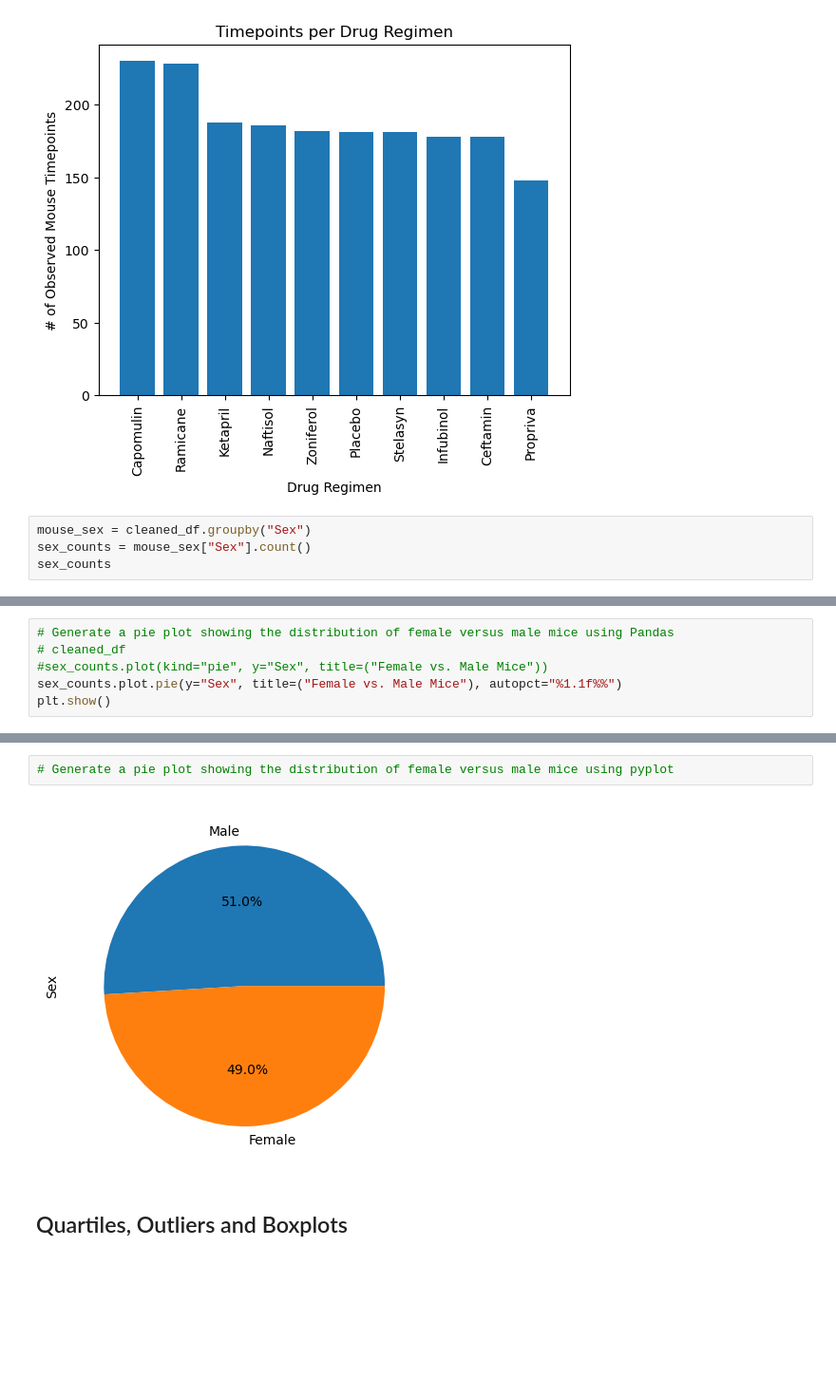
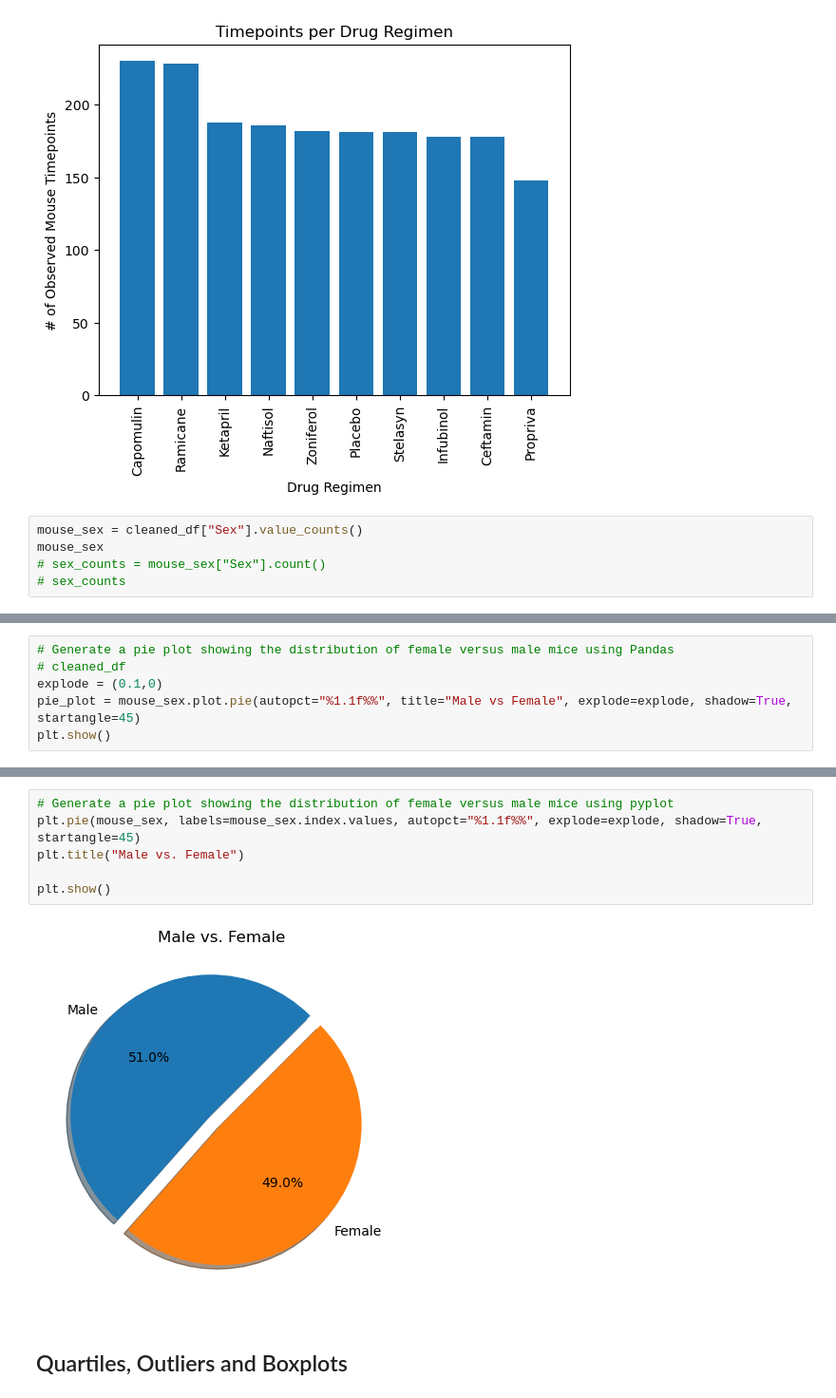
Before and after one commit to TJDavis91/Module-5-Challenge, a Jupyter notebook: pymaceuticals_challenge.ipynb, the cells around one changed output, grey strips where cells are left out. Shown: that part at 95% size. Cells and saved outputs as stored; diff of their text form; blank space fills up the shorter version.

```diff
--- a/pymaceuticals_challenge.ipynb
+++ b/pymaceuticals_challenge.ipynb
@@ -152,7 +152,8 @@ plt.show()
 # %% [output]
 [figure]
 # %%
-mouse_sex = cleaned_df.groupby("Sex")
-sex_counts = mouse_sex["Sex"].count()
-sex_counts
+mouse_sex = cleaned_df["Sex"].value_counts()
+mouse_sex
+# sex_counts = mouse_sex["Sex"].count()
+# sex_counts
 # %% [output]
@@ -163,7 +169,7 @@ Name: Sex, dtype: int64
 # %%
 # Generate a pie plot showing the distribution of female versus male mice using Pandas
 # cleaned_df
-#sex_counts.plot(kind="pie", y="Sex", title=("Female vs. Male Mice"))
-sex_counts.plot.pie(y="Sex", title=("Female vs. Male Mice"), autopct="%1.1f%%")
+explode = (0.1,0)
+pie_plot = mouse_sex.plot.pie(autopct="%1.1f%%", title="Male vs Female", explode=explode, shadow=True, startangle=45)
 plt.show()
 # %% [output]
@@ -171,7 +177,11 @@ plt.show()
 # %%
 # Generate a pie plot showing the distribution of female versus male mice using pyplot
+plt.pie(mouse_sex, labels=mouse_sex.index.values, autopct="%1.1f%%", explode=explode, shadow=True, startangle=45)
+plt.title("Male vs. Female")
+
+plt.show()
 # %% [output]
-[figure, old version]
+[figure, new version]
 # %% [markdown]
 ## Quartiles, Outliers and Boxplots
 # %%
```
Also changed, not shown: parts of 7 cells of this notebook.
